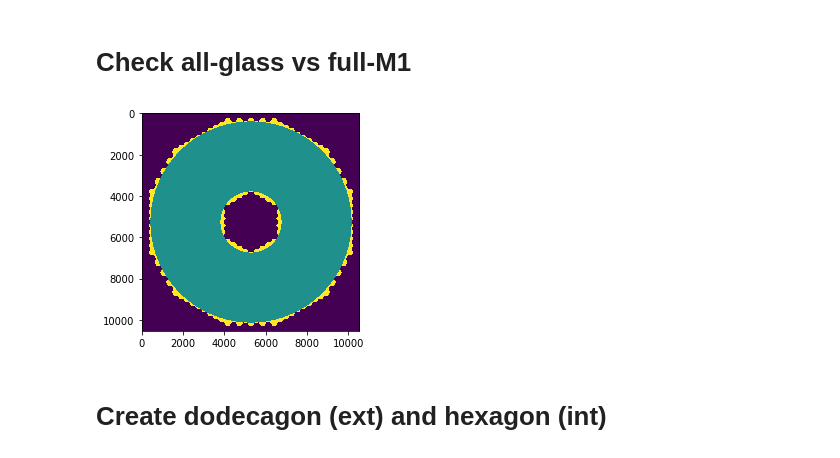
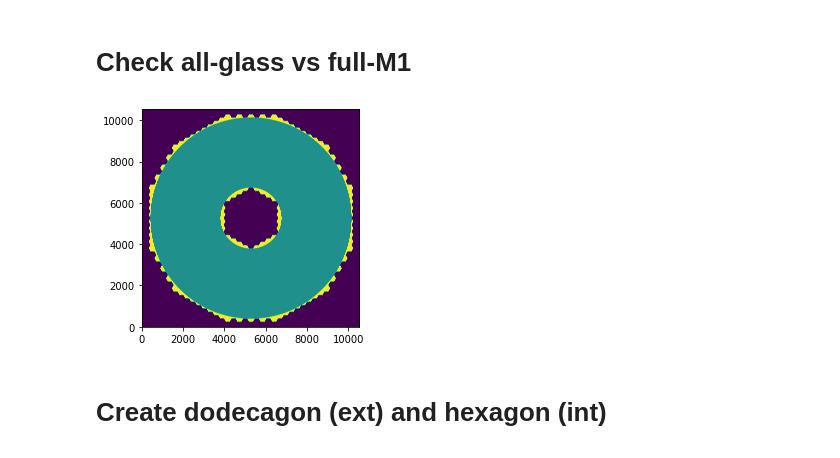
Before and after one commit to vortex-exoplanet/HEEPS, a Jupyter notebook: tools/create_lyotstops.ipynb, the cells around one changed output. Cells and saved outputs as stored; diff of their text form; code cells hidden in the pictures.

```diff
--- a/tools/create_lyotstops.ipynb
+++ b/tools/create_lyotstops.ipynb
@@ -58,14 +58,14 @@ diam_allglass_RA_opt = 18.637
 # %% [markdown]
 # Check all-glass vs full-M1
 # %%
-fullM1 = np.float32(fits.getdata(os.path.join(folder, 'mask_M1.fits')))
-allglass = np.float32(fits.getdata(os.path.join(folder, 'mask_allglass.fits')))
-spiders = np.float32(fits.getdata(os.path.join(folder, 'SpiderShadow.fits')))
-plt.imshow(fullM1 - allglass/2)
+fullM1 = np.float32(fits.getdata('mask_M1.fits'))
+allglass = np.float32(fits.getdata('mask_allglass.fits'))
+spiders = np.float32(fits.getdata('SpiderShadow.fits'))
+plt.imshow(fullM1 - allglass/2, origin='lower')
 nimg = fullM1.shape[0]
 npupil = 1385
 # %% [output]
-[figure, old version]
+[figure, new version]
 # %% [markdown]
 # Create dodecagon (ext) and hexagon (int)
 # %%
```
Also changed, not shown: parts of 8 cells of this notebook, 14 other files.
